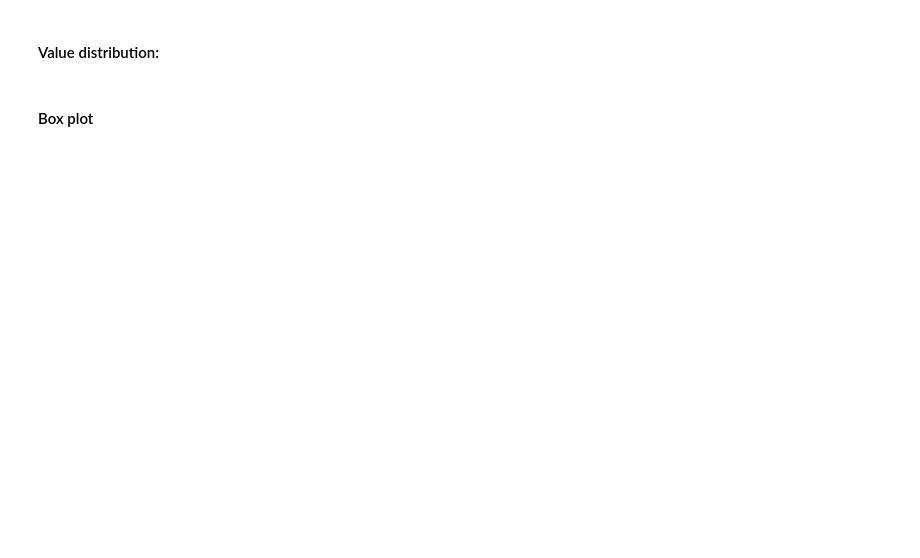
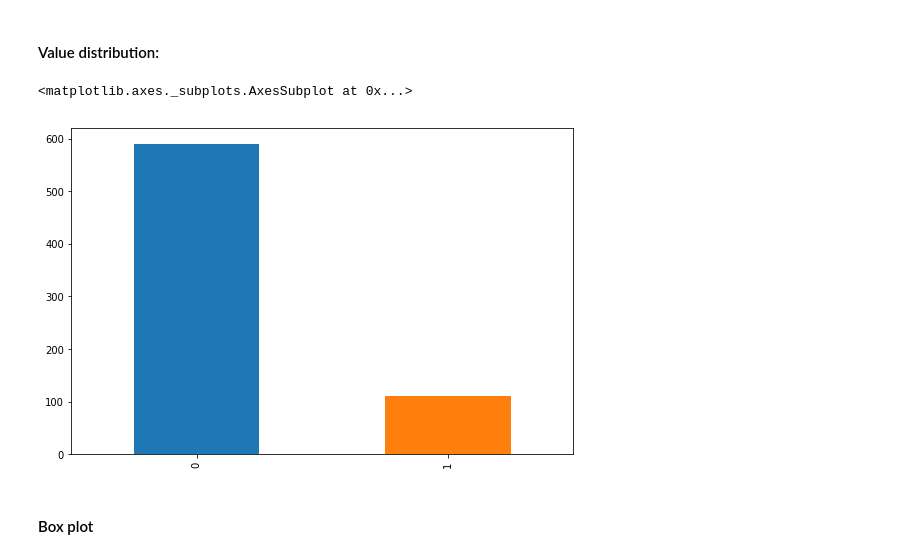
Before and after one commit to yusufrahmatp/modelHeartDisease, a Jupyter notebook: notebooks/Exploratory Data Analysis.ipynb, the cells around one changed output. Drawn from its saved outputs; the diff is of its cells as text; code cells hidden in the pictures; blank space fills up the shorter version.

```diff
--- a/notebooks/Exploratory Data Analysis.ipynb
+++ b/notebooks/Exploratory Data Analysis.ipynb
@@ -218,0 +242,3 @@ train_x['sex'].describe()
+# %%
+high_fasting_blood_sugar = train_x['serum_cholestrol'][train_x['serum_cholestrol'] != '?'].astype(int)
+high_fasting_blood_sugar.describe()
@@ -219,7 +255,10 @@ train_x['sex'].describe()
 # %% [markdown]
 #### Value distribution:
 # %%
-train_x['sex'].value_counts().plot(kind='density', figsize=(18, 6))
+high_fasting_blood_sugar.value_counts().plot(kind='bar', figsize=(9, 6))
+# %% [output]
+<matplotlib.axes._subplots.AxesSubplot at 0x...>
+[figure, added]
 # %% [markdown]
 #### Box plot
 # %%
```
Also changed, not shown: parts of 76 cells of this notebook, 1 other file.
